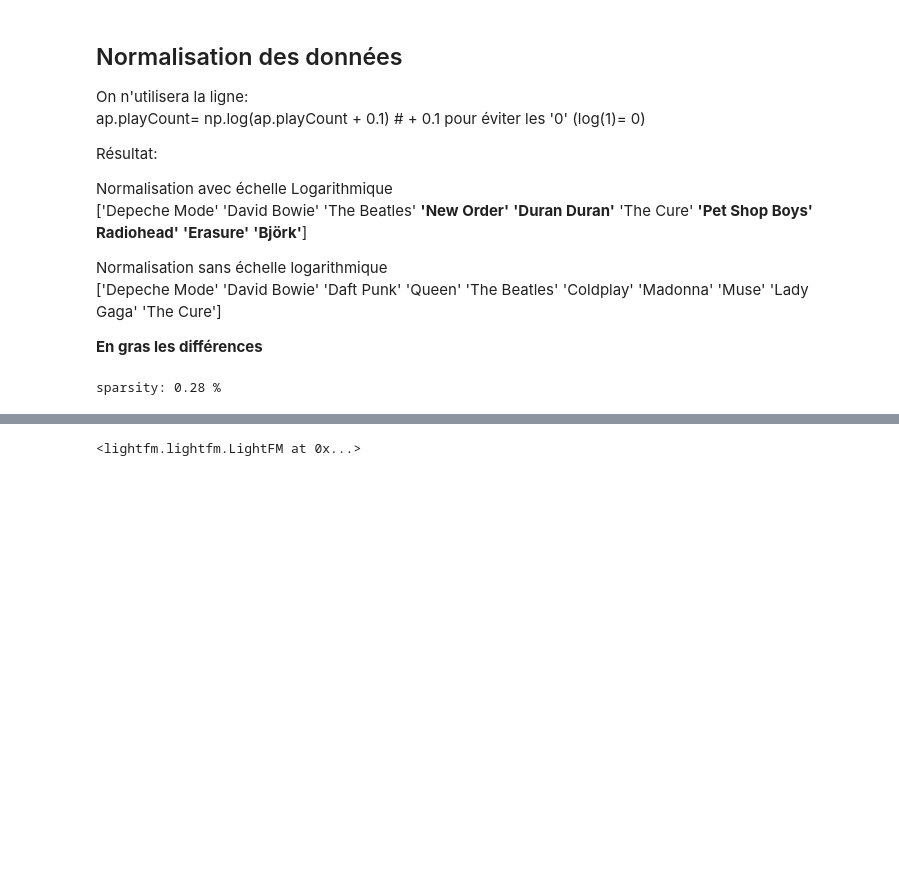
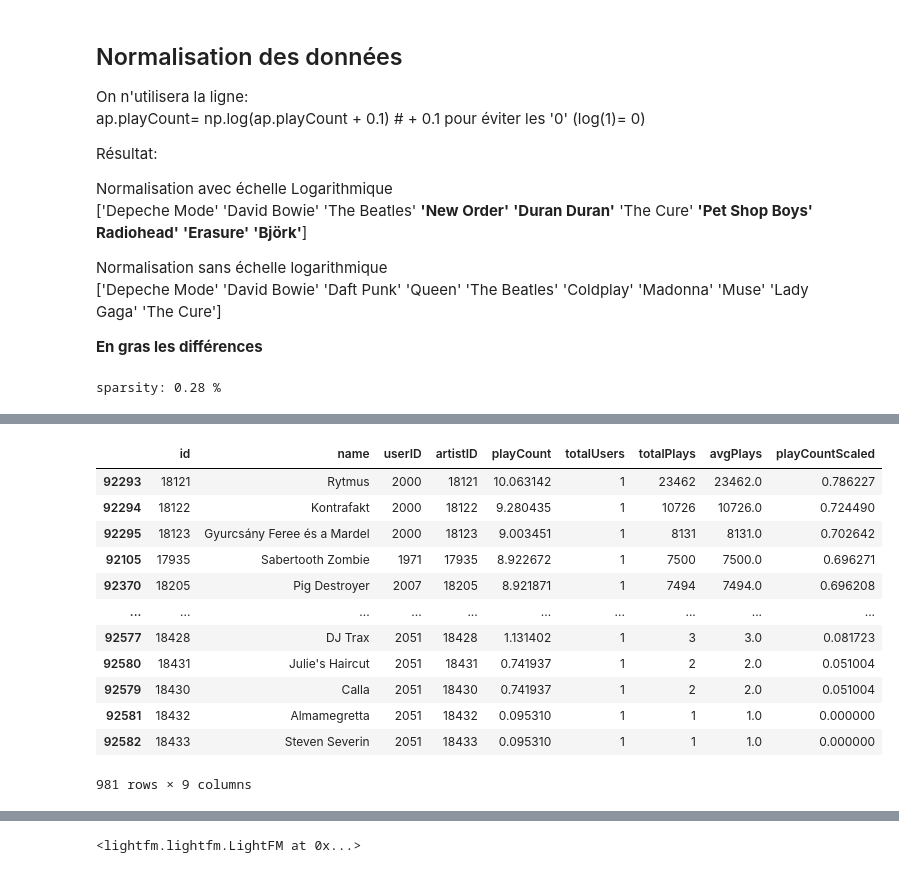
Before and after one commit to jpphi/brief13-Lightfm, a Jupyter notebook: lastfm.ipynb, the cells around one changed output, grey strips where cells are left out. Drawn from its saved outputs; the diff is of its cells as text; code cells hidden in the pictures; blank space fills up the shorter version.

```diff
--- a/lastfm.ipynb
+++ b/lastfm.ipynb
@@ -118,0 +123,16 @@ sparsity: 0.28 %
+# %%
+ap[ap.artistID>ratings.shape[1]]
+# %% [output]
+|  | id | name | userID | artistID | playCount | totalUsers | totalPlays | avgPlays | playCountScaled |
+| 92293 | 18121 | Rytmus | 2000 | 18121 | 10.063142 | 1 | 23462 | 23462.0 | 0.786227 |
+| 92294 | 18122 | Kontrafakt | 2000 | 18122 | 9.280435 | 1 | 10726 | 10726.0 | 0.724490 |
+| 92295 | 18123 | Gyurcsány Feree és a Mardel | 2000 | 18123 | 9.003451 | 1 | 8131 | 8131.0 | 0.702642 |
+| 92105 | 17935 | Sabertooth Zombie | 1971 | 17935 | 8.922672 | 1 | 7500 | 7500.0 | 0.696271 |
+| 92370 | 18205 | Pig Destroyer | 2007 | 18205 | 8.921871 | 1 | 7494 | 7494.0 | 0.696208 |
+| ... | ... | ... | ... | ... | ... | ... | ... | ... | ... |
+| 92577 | 18428 | DJ Trax | 2051 | 18428 | 1.131402 | 1 | 3 | 3.0 | 0.081723 |
+| 92580 | 18431 | Julie's Haircut | 2051 | 18431 | 0.741937 | 1 | 2 | 2.0 | 0.051004 |
+| 92579 | 18430 | Calla | 2051 | 18430 | 0.741937 | 1 | 2 | 2.0 | 0.051004 |
+| 92581 | 18432 | Almamegretta | 2051 | 18432 | 0.095310 | 1 | 1 | 1.0 | 0.000000 |
+| 92582 | 18433 | Steven Severin | 2051 | 18433 | 0.095310 | 1 | 1 | 1.0 | 0.000000 |
+981 rows × 9 columns
```
Also changed, not shown: parts of 5 cells of this notebook, 2 other files.
